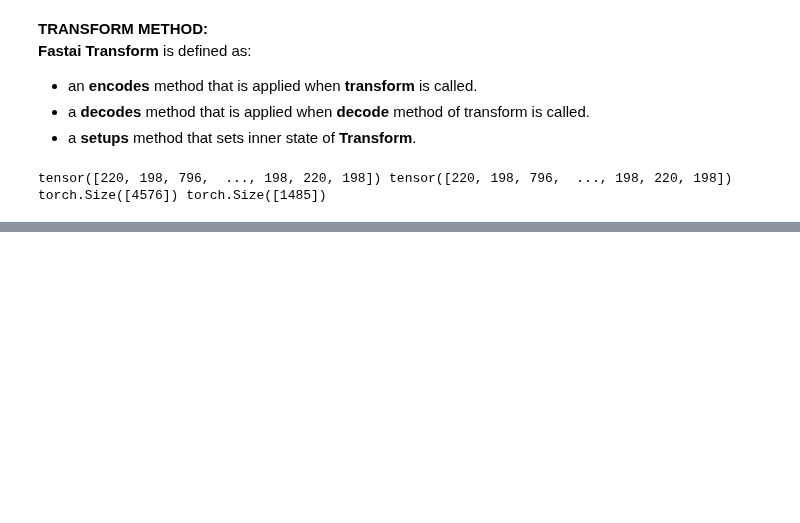
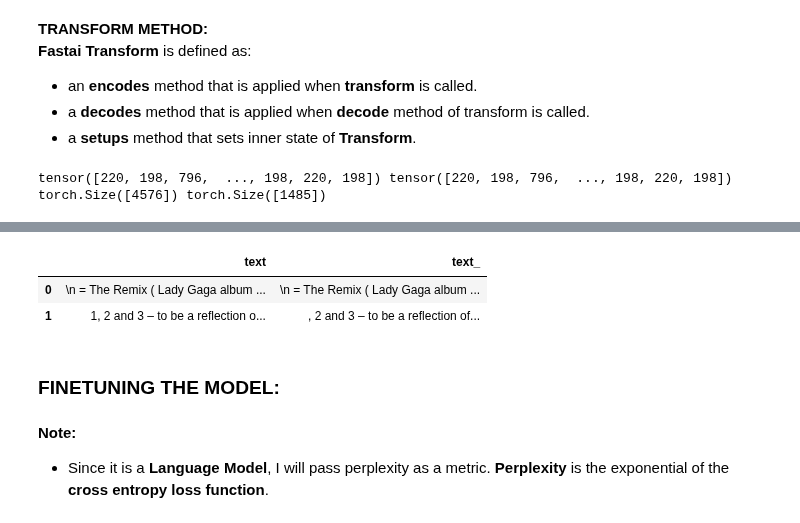
Before and after one commit to ThinamXx/Fastai, a Jupyter notebook: 20. Transformers/Transformers.ipynb, the cells around one changed output, grey strips where cells are left out. Cells and saved outputs as stored; diff of their text form; code cells hidden in the pictures; blank space fills up the shorter version.

```diff
--- a/20. Transformers/Transformers.ipynb
+++ b/20. Transformers/Transformers.ipynb
@@ -117,0 +197,14 @@ torch.Size([4576]) torch.Size([1485])
+# %%
+#@ INITIALIZING DATALOADERS:
+tls = TfmdLists(tokenized, TransformersTokenizer(tokenizer),
+                splits=splits, dl_type=LMDataLoader)            # Initializing Transformed Tokens.
+dls = tls.dataloaders(bs=bs, seq_len=sl)                        # Initializing DataLoader.
+
+#@ INSPECTING DATALOADERS:
+dls.show_batch(max_n=2)                                         # Inspection.
+# %% [output]
+|  | text | text_ |
+| 0 | \n = The Remix ( Lady Gaga album ... | \n = The Remix ( Lady Gaga album ... |
+| 1 | 1, 2 and 3 – to be a reflection o... | , 2 and 3 – to be a reflection of... |
+# %% [markdown]
+### **FINETUNING THE MODEL:**
@@ -117,0 +216,3 @@ torch.Size([4576]) torch.Size([1485])
+# %% [markdown]
+**Note:**
+- Since it is a **Language Model**, I will pass perplexity as a metric. **Perplexity** is the exponential of the **cross entropy loss function**.
```
Also changed, not shown: parts of 13 cells of this notebook.
